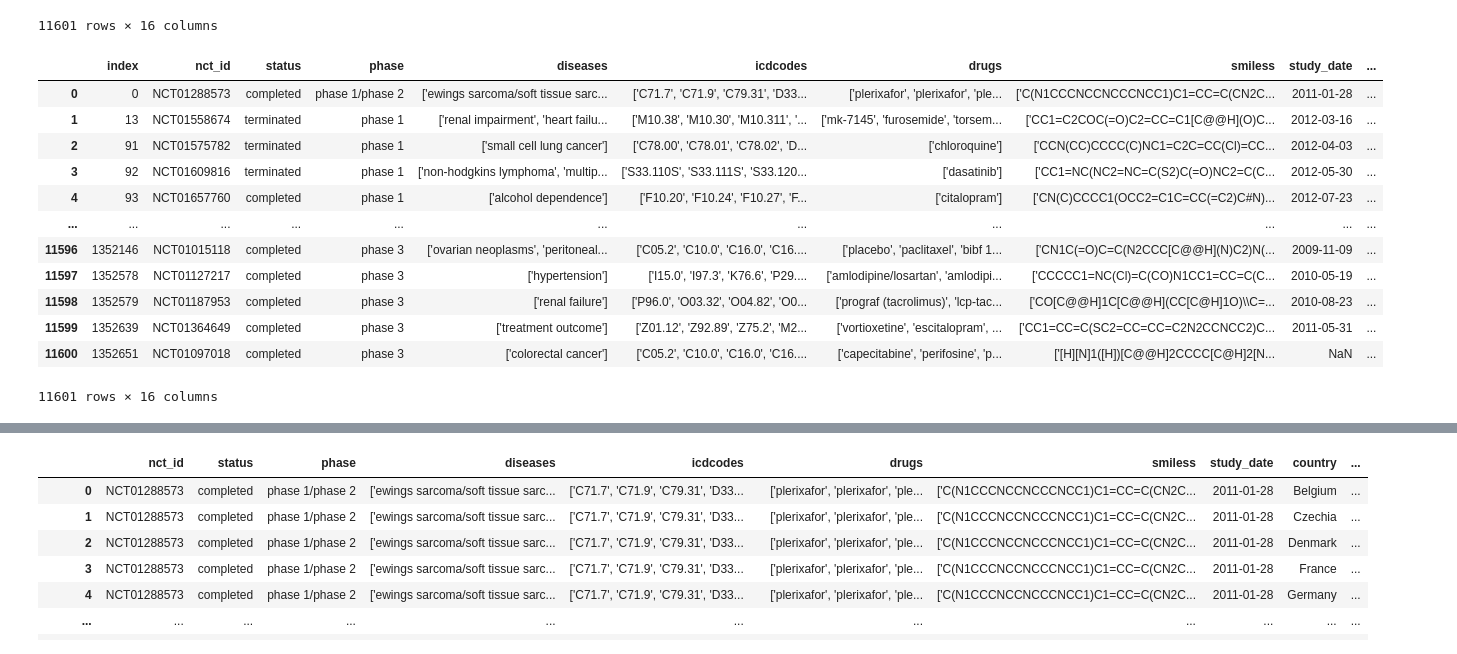
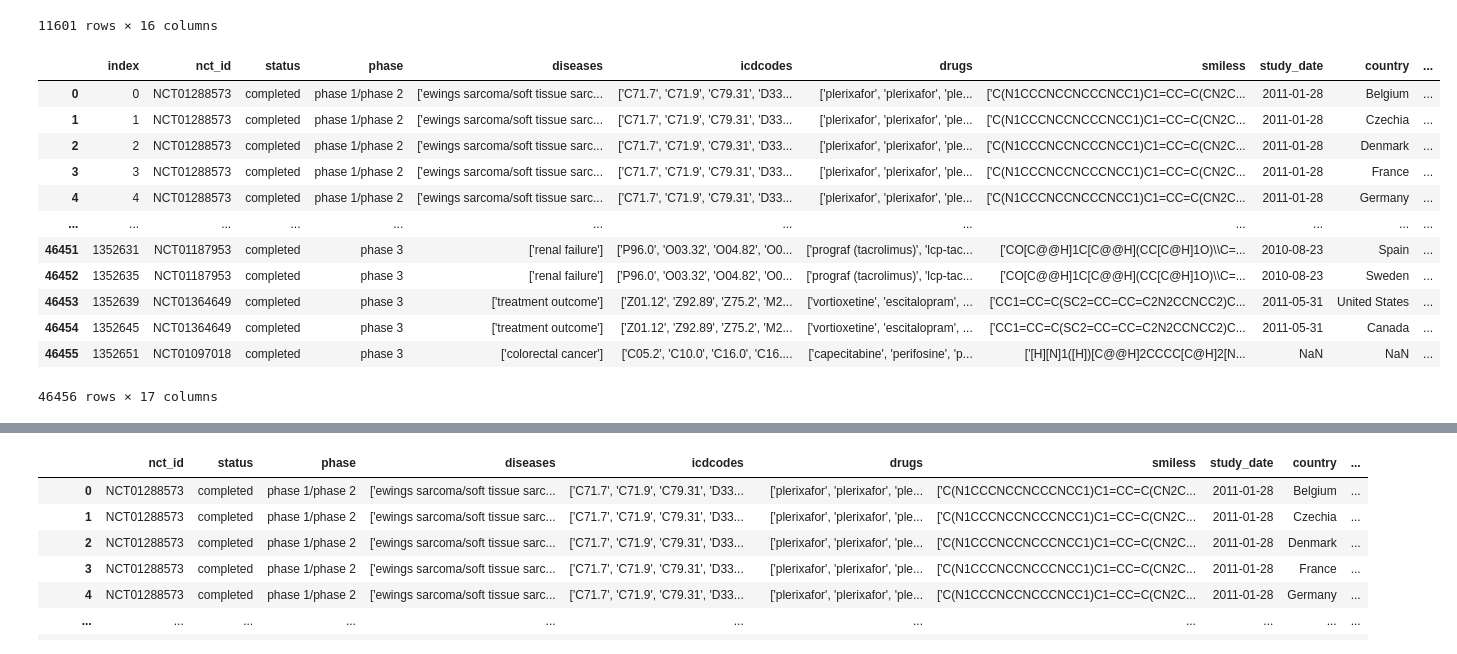
Before and after one commit to keziatesiman/bmi706-final_project, a Jupyter notebook: Playground.ipynb, the cells around one changed output, grey strips where cells are left out. Cells and saved outputs as stored; diff of their text form; code cells hidden in the pictures.

```diff
--- a/Playground.ipynb
+++ b/Playground.ipynb
@@ -961,21 +961,21 @@ df3
 # %%
 df3.to_csv('df_without_country.csv')
 # %%
-df3
+df2
 # %% [output]
-|  | index | nct_id | status | phase | diseases | icdcodes | drugs | smiless | study_date | ... |
-| 0 | 0 | NCT01288573 | completed | phase 1/phase 2 | ['ewings sarcoma/soft tissue sarc... | ['C71.7', 'C71.9', 'C79.31', 'D33... | ['plerixafor', 'plerixafor', 'ple... | ['C(N1CCCNCCNCCCNCC1)C1=CC=C(CN2C... | 2011-01-28 | ... |
-| 1 | 13 | NCT01558674 | terminated | phase 1 | ['renal impairment', 'heart failu... | ['M10.38', 'M10.30', 'M10.311', '... | ['mk-7145', 'furosemide', 'torsem... | ['CC1=C2COC(=O)C2=CC=C1[C@@H](O)C... | 2012-03-16 | ... |
-| 2 | 91 | NCT01575782 | terminated | phase 1 | ['small cell lung cancer'] | ['C78.00', 'C78.01', 'C78.02', 'D... | ['chloroquine'] | ['CCN(CC)CCCC(C)NC1=C2C=CC(Cl)=CC... | 2012-04-03 | ... |
-| 3 | 92 | NCT01609816 | terminated | phase 1 | ['non-hodgkins lymphoma', 'multip... | ['S33.110S', 'S33.111S', 'S33.120... | ['dasatinib'] | ['CC1=NC(NC2=NC=C(S2)C(=O)NC2=C(C... | 2012-05-30 | ... |
-| 4 | 93 | NCT01657760 | completed | phase 1 | ['alcohol dependence'] | ['F10.20', 'F10.24', 'F10.27', 'F... | ['citalopram'] | ['CN(C)CCCC1(OCC2=C1C=CC(=C2)C#N)... | 2012-07-23 | ... |
-| ... | ... | ... | ... | ... | ... | ... | ... | ... | ... | ... |
-| 11596 | 1352146 | NCT01015118 | completed | phase 3 | ['ovarian neoplasms', 'peritoneal... | ['C05.2', 'C10.0', 'C16.0', 'C16.... | ['placebo', 'paclitaxel', 'bibf 1... | ['CN1C(=O)C=C(N2CCC[C@@H](N)C2)N(... | 2009-11-09 | ... |
-| 11597 | 1352578 | NCT01127217 | completed | phase 3 | ['hypertension'] | ['I15.0', 'I97.3', 'K76.6', 'P29.... | ['amlodipine/losartan', 'amlodipi... | ['CCCCC1=NC(Cl)=C(CO)N1CC1=CC=C(C... | 2010-05-19 | ... |
-| 11598 | 1352579 | NCT01187953 | completed | phase 3 | ['renal failure'] | ['P96.0', 'O03.32', 'O04.82', 'O0... | ['prograf (tacrolimus)', 'lcp-tac... | ['CO[C@@H]1C[C@@H](CC[C@H]1O)\\C=... | 2010-08-23 | ... |
-| 11599 | 1352639 | NCT01364649 | completed | phase 3 | ['treatment outcome'] | ['Z01.12', 'Z92.89', 'Z75.2', 'M2... | ['vortioxetine', 'escitalopram', ... | ['CC1=CC=C(SC2=CC=CC=C2N2CCNCC2)C... | 2011-05-31 | ... |
-| 11600 | 1352651 | NCT01097018 | completed | phase 3 | ['colorectal cancer'] | ['C05.2', 'C10.0', 'C16.0', 'C16.... | ['capecitabine', 'perifosine', 'p... | ['[H][N]1([H])[C@@H]2CCCC[C@H]2[N... | NaN | ... |
+|  | index | nct_id | status | phase | diseases | icdcodes | drugs | smiless | study_date | country | ... |
+| 0 | 0 | NCT01288573 | completed | phase 1/phase 2 | ['ewings sarcoma/soft tissue sarc... | ['C71.7', 'C71.9', 'C79.31', 'D33... | ['plerixafor', 'plerixafor', 'ple... | ['C(N1CCCNCCNCCCNCC1)C1=CC=C(CN2C... | 2011-01-28 | Belgium | ... |
+| 1 | 1 | NCT01288573 | completed | phase 1/phase 2 | ['ewings sarcoma/soft tissue sarc... | ['C71.7', 'C71.9', 'C79.31', 'D33... | ['plerixafor', 'plerixafor', 'ple... | ['C(N1CCCNCCNCCCNCC1)C1=CC=C(CN2C... | 2011-01-28 | Czechia | ... |
+| 2 | 2 | NCT01288573 | completed | phase 1/phase 2 | ['ewings sarcoma/soft tissue sarc... | ['C71.7', 'C71.9', 'C79.31', 'D33... | ['plerixafor', 'plerixafor', 'ple... | ['C(N1CCCNCCNCCCNCC1)C1=CC=C(CN2C... | 2011-01-28 | Denmark | ... |
+| 3 | 3 | NCT01288573 | completed | phase 1/phase 2 | ['ewings sarcoma/soft tissue sarc... | ['C71.7', 'C71.9', 'C79.31', 'D33... | ['plerixafor', 'plerixafor', 'ple... | ['C(N1CCCNCCNCCCNCC1)C1=CC=C(CN2C... | 2011-01-28 | France | ... |
+| 4 | 4 | NCT01288573 | completed | phase 1/phase 2 | ['ewings sarcoma/soft tissue sarc... | ['C71.7', 'C71.9', 'C79.31', 'D33... | ['plerixafor', 'plerixafor', 'ple... | ['C(N1CCCNCCNCCCNCC1)C1=CC=C(CN2C... | 2011-01-28 | Germany | ... |
+| ... | ... | ... | ... | ... | ... | ... | ... | ... | ... | ... | ... |
+| 46451 | 1352631 | NCT01187953 | completed | phase 3 | ['renal failure'] | ['P96.0', 'O03.32', 'O04.82', 'O0... | ['prograf (tacrolimus)', 'lcp-tac... | ['CO[C@@H]1C[C@@H](CC[C@H]1O)\\C=... | 2010-08-23 | Spain | ... |
+| 46452 | 1352635 | NCT01187953 | completed | phase 3 | ['renal failure'] | ['P96.0', 'O03.32', 'O04.82', 'O0... | ['prograf (tacrolimus)', 'lcp-tac... | ['CO[C@@H]1C[C@@H](CC[C@H]1O)\\C=... | 2010-08-23 | Sweden | ... |
+| 46453 | 1352639 | NCT01364649 | completed | phase 3 | ['treatment outcome'] | ['Z01.12', 'Z92.89', 'Z75.2', 'M2... | ['vortioxetine', 'escitalopram', ... | ['CC1=CC=C(SC2=CC=CC=C2N2CCNCC2)C... | 2011-05-31 | United States | ... |
+| 46454 | 1352645 | NCT01364649 | completed | phase 3 | ['treatment outcome'] | ['Z01.12', 'Z92.89', 'Z75.2', 'M2... | ['vortioxetine', 'escitalopram', ... | ['CC1=CC=C(SC2=CC=CC=C2N2CCNCC2)C... | 2011-05-31 | Canada | ... |
+| 46455 | 1352651 | NCT01097018 | completed | phase 3 | ['colorectal cancer'] | ['C05.2', 'C10.0', 'C16.0', 'C16.... | ['capecitabine', 'perifosine', 'p... | ['[H][N]1([H])[C@@H]2CCCC[C@H]2[N... | NaN | NaN | ... |
-11601 rows × 16 columns
+46456 rows × 17 columns
 # %%
 import numpy as np
 import pandas as pd
```
Also changed, not shown: parts of 10 cells of this notebook, 4 other files.
